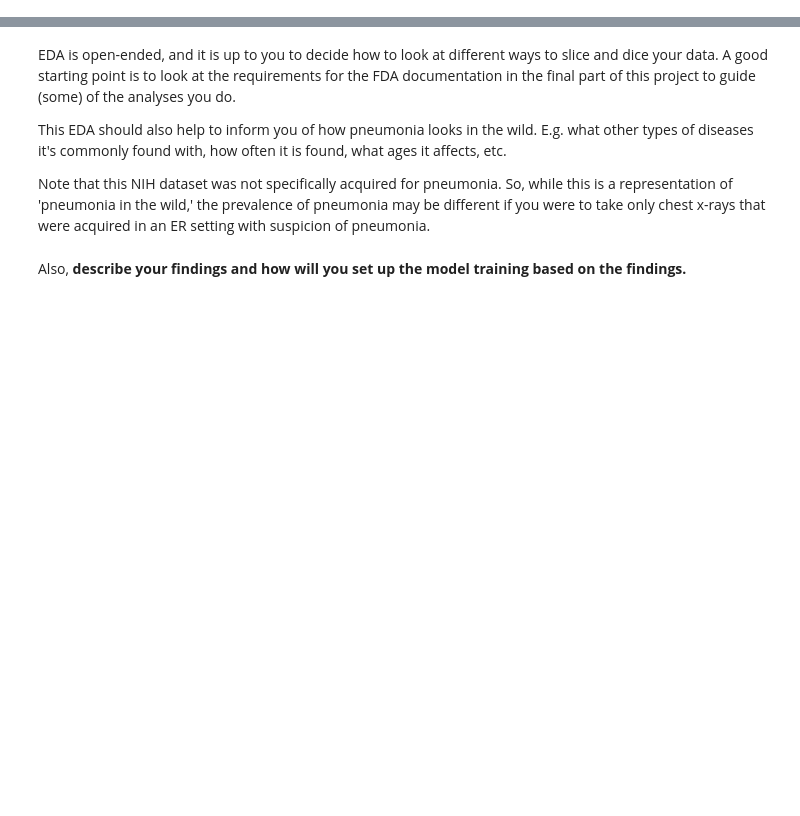
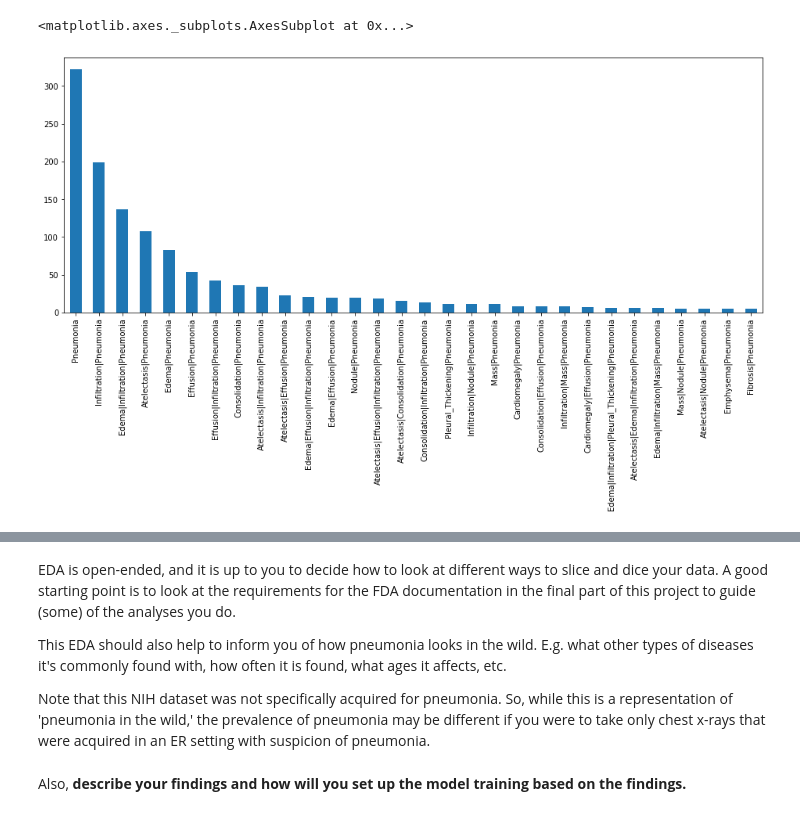
Before and after one commit to fantauzzi/AIHCND_Pneumonia_Detection, a Jupyter notebook: EDA.ipynb, the cells around one changed output, grey strips where cells are left out. Cells and saved outputs as stored; diff of their text form; code cells hidden in the pictures; blank space fills up the shorter version.

```diff
--- a/EDA.ipynb
+++ b/EDA.ipynb
@@ -18,0 +111,7 @@ date_sample.sample(3)
+# %%
+# Histogram of co-occurrences for Pneumonia
+plt.figure(figsize=(16,6))
+all_xray_df[all_xray_df.Pneumonia==1]['Finding Labels'].value_counts()[0:30].plot(kind='bar')
+# %% [output]
+<matplotlib.axes._subplots.AxesSubplot at 0x...>
+[figure, added]
```
Also changed, not shown: parts of 30 cells of this notebook.
